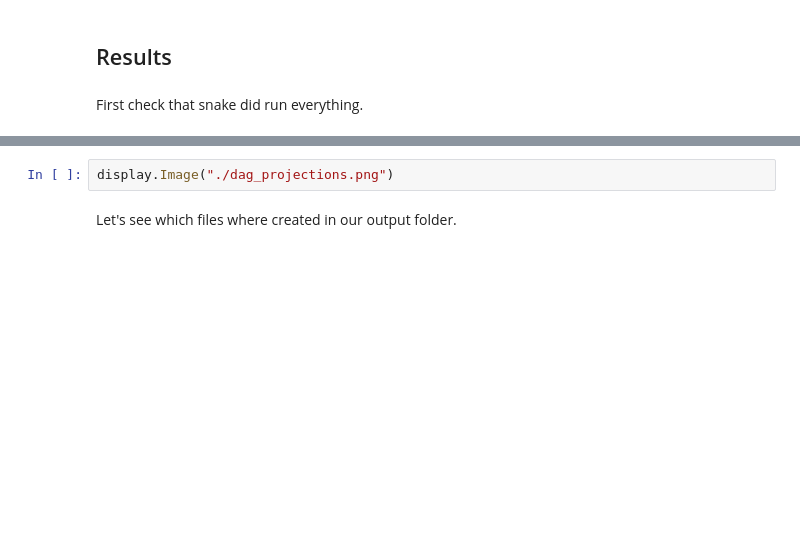
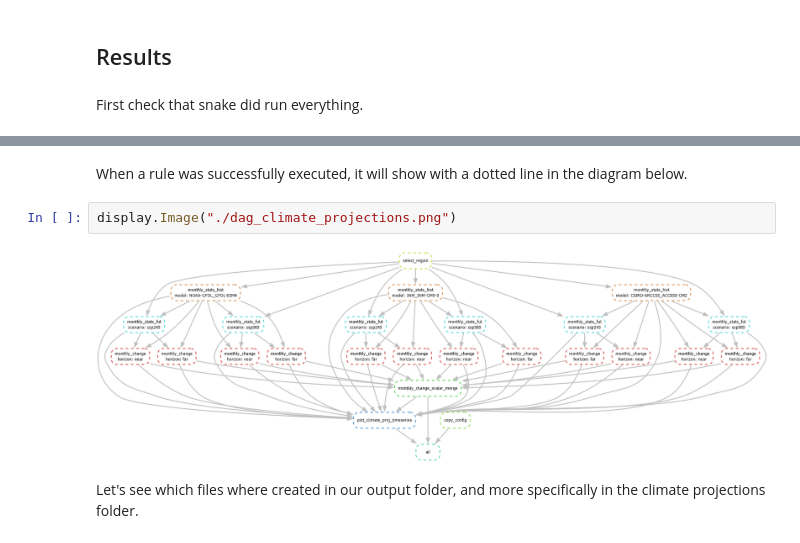
Before and after one commit to Deltares/blueearth_cst, a Jupyter notebook: docs/notebooks/Climate projections.ipynb, the cells around one changed output, grey strips where cells are left out. Cells and saved outputs as stored; diff of their text form; blank space fills up the shorter version.

```diff
--- a/docs/notebooks/Climate projections.ipynb
+++ b/docs/notebooks/Climate projections.ipynb
@@ -126,5 +167,9 @@ First check that snake did run everything.
+# %% [markdown]
+When a rule was successfully executed, it will show with a dotted line in the diagram below.
 # %%
-display.Image("./dag_projections.png")
+display.Image("./dag_climate_projections.png")
+# %% [output]
+[figure, added]
 # %% [markdown]
-Let's see which files where created in our output folder.
+Let's see which files where created in our output folder, and more specifically in the climate projections folder.
 # %%
```
Also changed, not shown: parts of 25 cells of this notebook, 23 other files.
